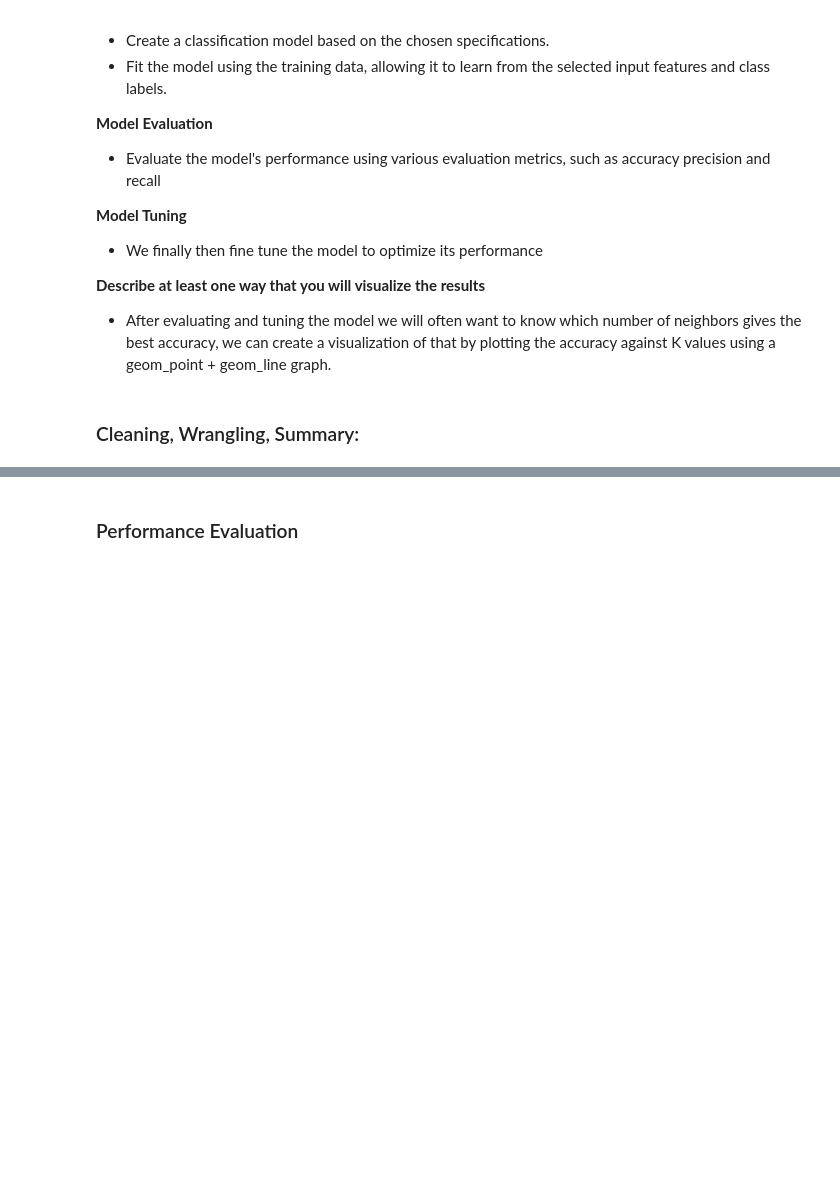
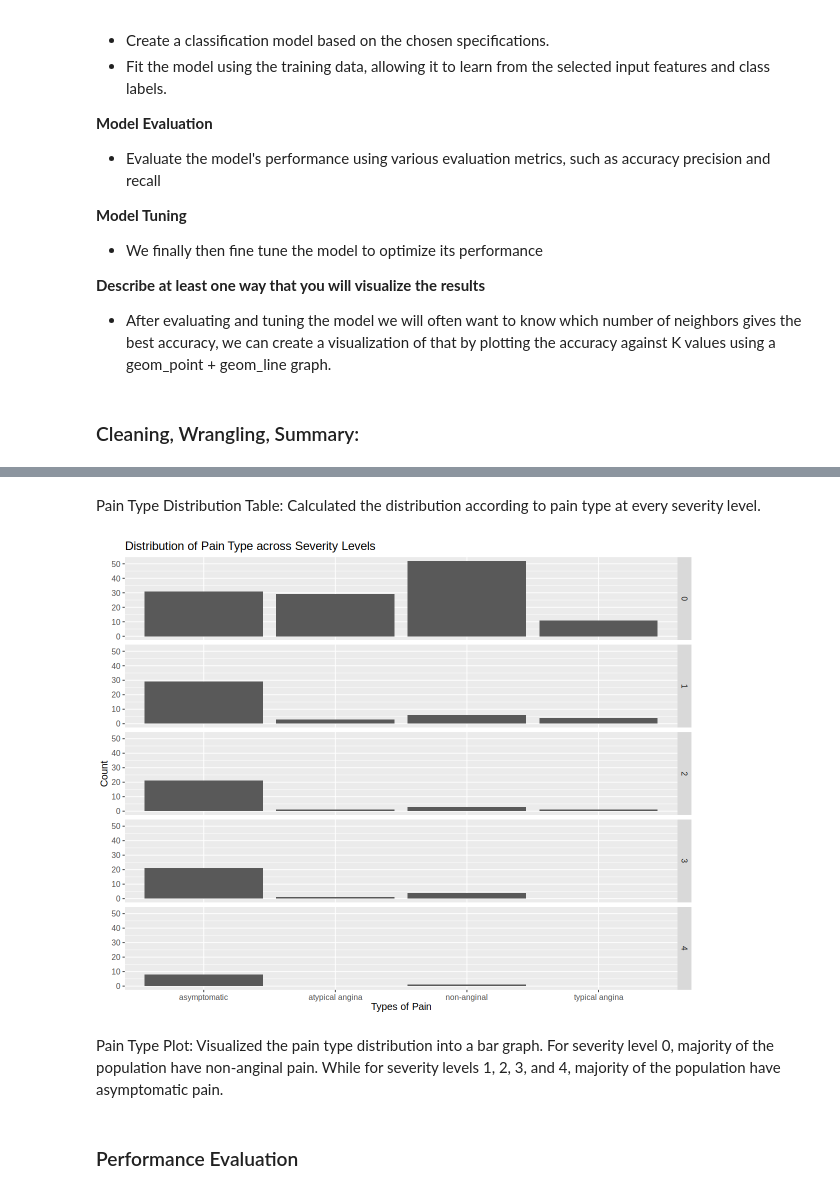
Before and after one commit to cocom250/DSCI-100-Group-17, a Jupyter notebook: group_project_report.ipynb, the cells around one changed output, grey strips where cells are left out. Saved outputs shown, nothing was run; the diff lists cells and outputs as text; code cells hidden in the pictures; blank space fills up the shorter version.

Commit message:
added description for plots

```diff
--- a/group_project_report.ipynb
+++ b/group_project_report.ipynb
@@ -145,3 +139,26 @@ A grouped_df: 17 × 4
+# %% [markdown]
+Pain Type Distribution Table: Calculated the distribution according to pain type at every severity level.
+# %%
+# set the seed so our evaluation is reproducable
+set.seed(2024)
+# set the size of the graphs
+options(repr.plot.height = 8, repr.plot.width = 10)
+
+#Visualization of Pain Type distribution across severity levels
+pain_type_distribution_plot <- ggplot(pain_type_distribution,
+                                 aes(x= pain_type, y =n)) +
+    geom_bar(stat ="identity") +
+    labs(x = "Types of Pain", y = "Count")+
+    theme(text = element_text(size =12)) +
+    facet_grid(rows = vars(severity)) +
+    ggtitle("Distribution of Pain Type across Severity Levels")
+
+pain_type_distribution_plot
+# %% [output]
+[figure, added]
+# %% [markdown]
+Pain Type Plot:
+Visualized the pain type distribution into a bar graph. For severity level 0, majority of the population have non-anginal pain. While for severity levels 1, 2, 3, and 4, majority of the population have asymptomatic pain.
 # %% [markdown]
 ### Performance Evaluation
 # %%
```
Also changed, not shown: parts of 14 cells of this notebook.
